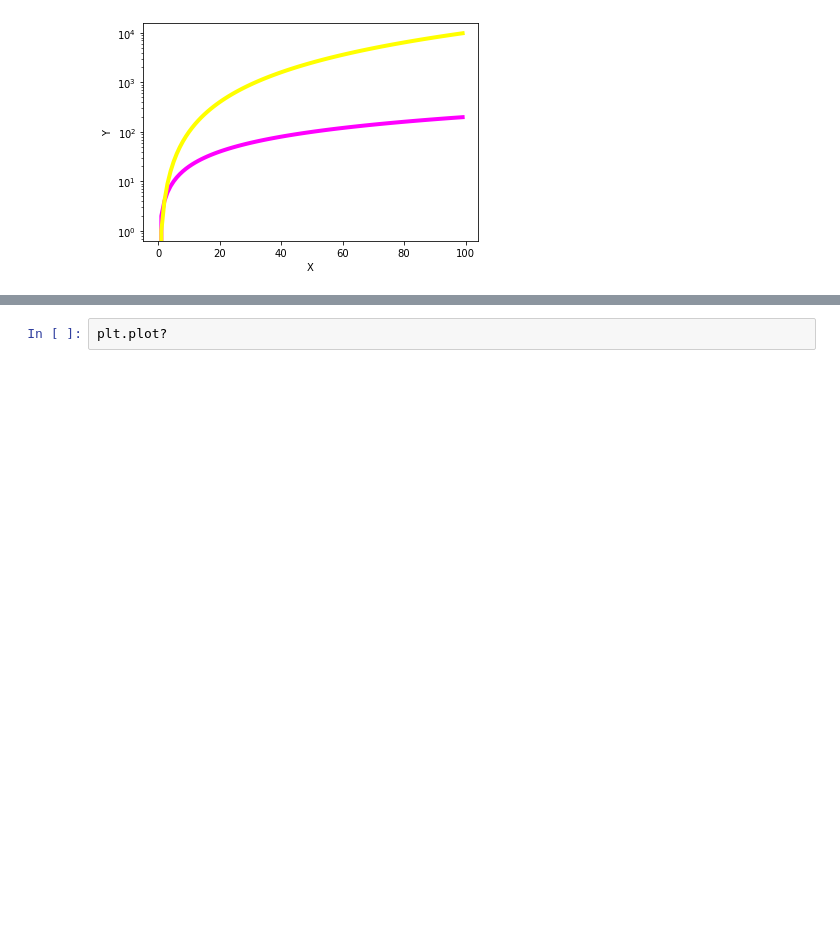
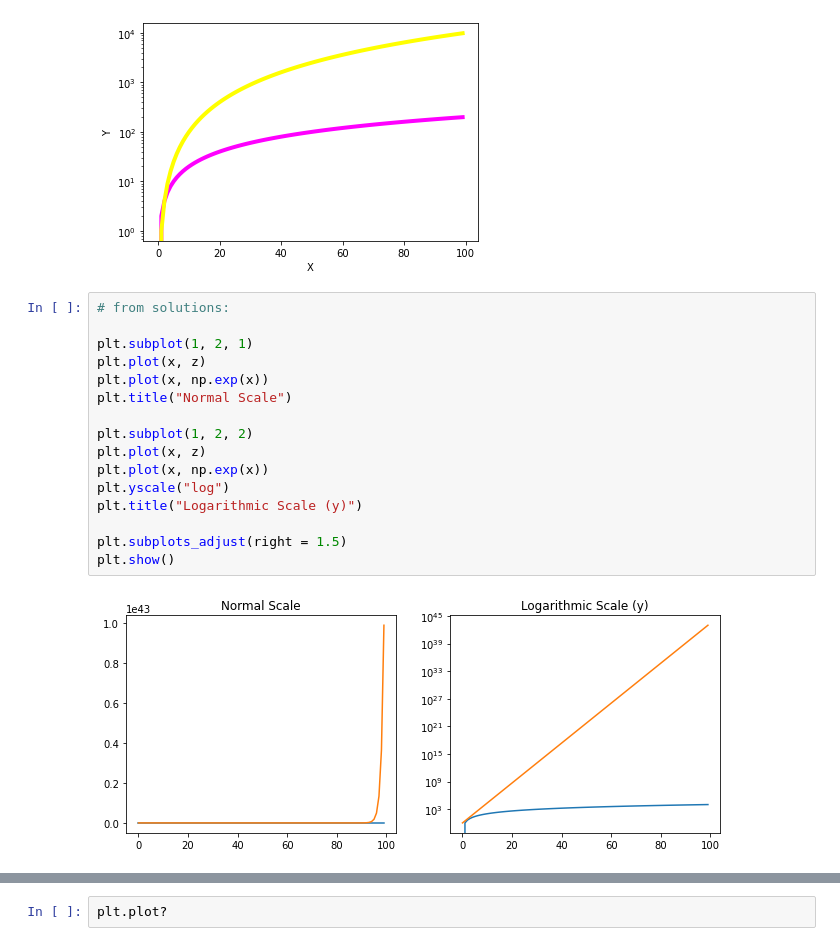
Before and after one commit to ksaslow/data-pt-ber-08-20, a Jupyter notebook: Labs/module-1_labs/04_pandas/08_basics_plotting/your-code/challenge-1-Kate.ipynb, the cells around one changed output, grey strips where cells are left out. Drawn from its saved outputs; the diff is of its cells as text; blank space fills up the shorter version.

Commit message:
plotting lab review

```diff
--- a/Labs/module-1_labs/04_pandas/08_basics_plotting/your-code/challenge-1-Kate.ipynb
+++ b/Labs/module-1_labs/04_pandas/08_basics_plotting/your-code/challenge-1-Kate.ipynb
@@ -94,3 +94,21 @@ plt.yscale('log')
 plt.show()
 # %% [output]
 [figure]
+# %%
+# from solutions:
+
+plt.subplot(1, 2, 1)
+plt.plot(x, z)
+plt.plot(x, np.exp(x))
+plt.title("Normal Scale")
+
+plt.subplot(1, 2, 2)
+plt.plot(x, z)
+plt.plot(x, np.exp(x))
+plt.yscale("log")
+plt.title("Logarithmic Scale (y)")
+
+plt.subplots_adjust(right = 1.5)
+plt.show()
+# %% [output]
+[figure, added]
```
Also changed, not shown: parts of 13 cells of this notebook, 3 other files.
